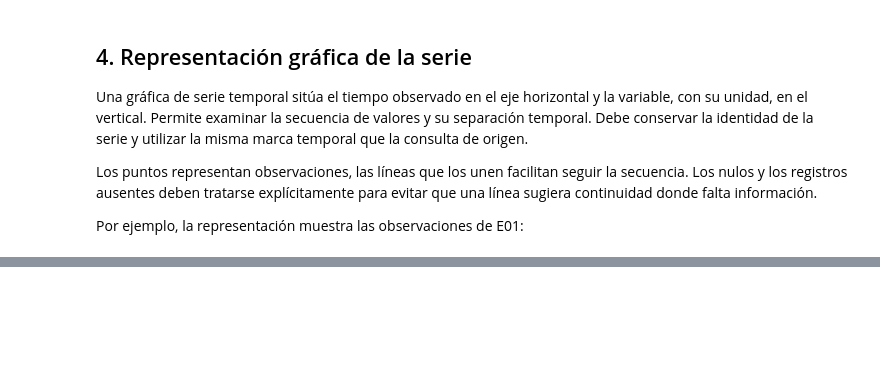
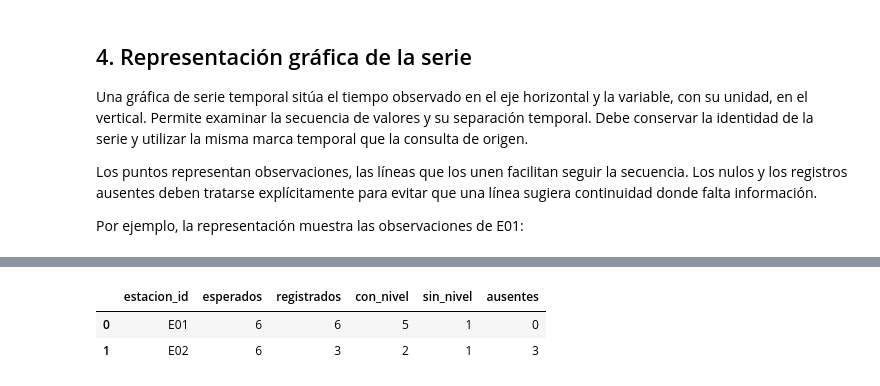
Before and after one commit to ahar0n/apuntes-computacion, a Jupyter notebook: gestion-de-datos-espaciales/ch07/tratamiento-de-series-temporales.ipynb, the cells around one changed output, grey strips where cells are left out. Drawn from its saved outputs; the diff is of its cells as text; code cells hidden in the pictures; blank space fills up the shorter version.

```diff
--- a/gestion-de-datos-espaciales/ch07/tratamiento-de-series-temporales.ipynb
+++ b/gestion-de-datos-espaciales/ch07/tratamiento-de-series-temporales.ipynb
@@ -166,0 +190,27 @@ La operación también debe corresponder al significado de la variable. Sumar ni
+# %%
+%%sql
+WITH RECURSIVE horario_esperado AS (
+    SELECT CAST('2026-10-19 08:00:00' AS DATETIME) AS instante_utc
+    UNION ALL
+    SELECT instante_utc + INTERVAL 1 HOUR
+    FROM horario_esperado
+    WHERE instante_utc < '2026-10-19 13:00:00'
+)
+SELECT
+    e.estacion_id,
+    COUNT(*) AS esperados,
+    COUNT(l.lectura_id) AS registrados,
+    COUNT(l.nivel_cm) AS con_nivel,
+    COUNT(l.lectura_id) - COUNT(l.nivel_cm) AS sin_nivel,
+    COUNT(*) - COUNT(l.lectura_id) AS ausentes
+FROM estacion AS e
+CROSS JOIN horario_esperado AS h
+LEFT JOIN lectura AS l
+    ON l.estacion_id = e.estacion_id
+   AND l.instante_observado_utc = h.instante_utc
+GROUP BY e.estacion_id
+ORDER BY e.estacion_id;
+# %% [output]
+|  | estacion_id | esperados | registrados | con_nivel | sin_nivel | ausentes |
+| 0 | E01 | 6 | 6 | 5 | 1 | 0 |
+| 1 | E02 | 6 | 3 | 2 | 1 | 3 |
```
Also changed, not shown: parts of 14 cells of this notebook, 5 other files.
